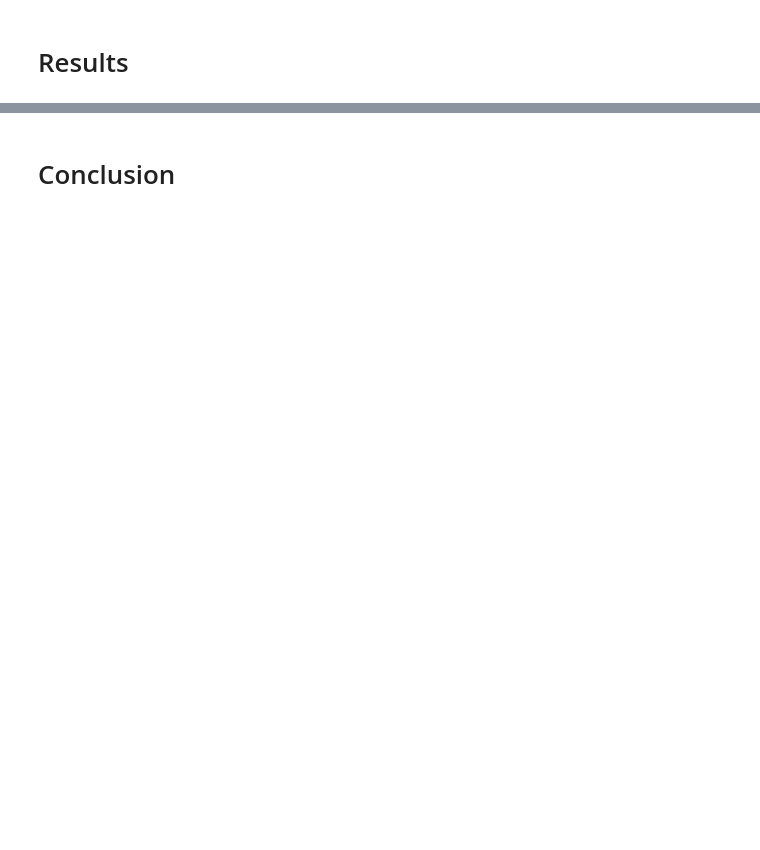
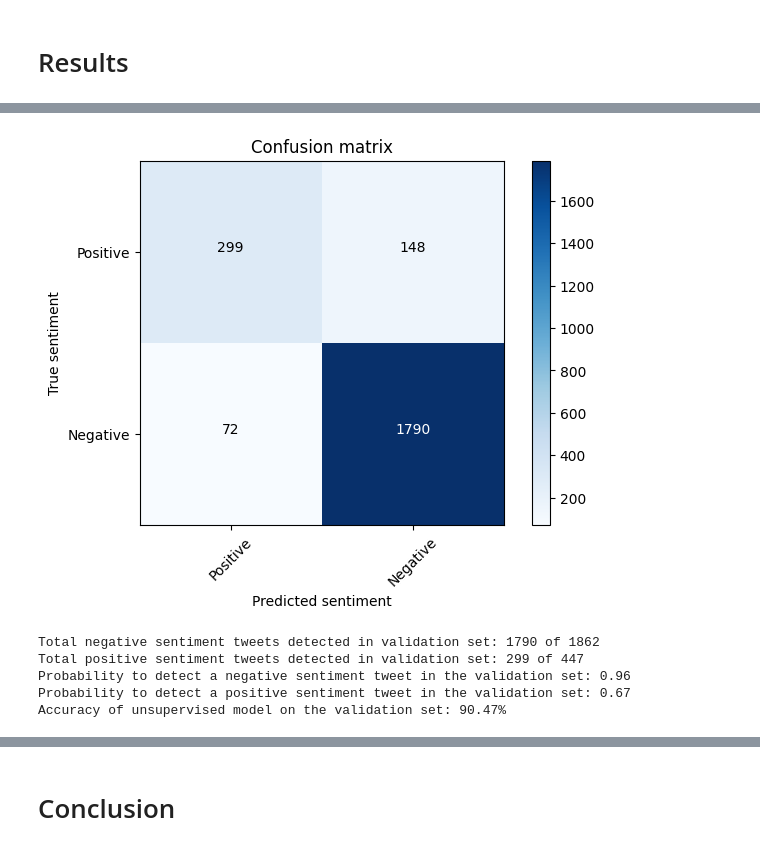
Before and after one commit to karansangha/5511_week6_finalproject, a Jupyter notebook: Sentiment Analysis.ipynb, the cells around one changed output, grey strips where cells are left out. Saved outputs shown, nothing was run; the diff lists cells and outputs as text; code cells hidden in the pictures; blank space fills up the shorter version.

```diff
--- a/Sentiment Analysis.ipynb
+++ b/Sentiment Analysis.ipynb
@@ -627,7 +636,7 @@ from sklearn.model_selection import GridSearchCV
 def build_model(num_lstm_layers=1, num_lstm_cells = 200,
                 dropout_level=0.5, learning_rate=1e-4):
     nn = Sequential()
-    nn.add(Embedding(5001, 40, input_length=31))
+    nn.add(Embedding(VOCABULARY_SIZE+1, 40, input_length=max_len_str))
     nn.add(Dropout(dropout_level))
     for i in range(num_lstm_layers):
         nn.add(LSTM(num_lstm_cells, return_sequences=True))
@@ -636,14 +645,14 @@ def build_model(num_lstm_layers=1, num_lstm_cells = 200,
     nn.add(Dropout(dropout_level))
     nn.add(Dense(1, activation='sigmoid'))
     opt = tf.keras.optimizers.Adam(learning_rate)
-    nn.compile(loss='binary_crossentropy',optimizer=opt,metrics=['accuracy'],verbose=0)
+    nn.compile(loss='binary_crossentropy',optimizer=opt,metrics=['accuracy'])
     return nn
 # %%
-grid_model = KerasClassifier(build_fn=build_model)
+grid_model = KerasClassifier(build_fn=build_model, verbose=0)
 parameters = {
-    'epochs': [25, 50, 100],
-    'num_lstm_layers': [1, 2, 4],
-    'learning_rate': [1e-4, 1e-5, 1e-6]
+    'epochs': [10, 15],
+    'num_lstm_layers': [1, 2, 3],
+    'learning_rate': [1e-4, 1e-5]
 }
 grid_search = GridSearchCV(estimator = grid_model,
                            param_grid = parameters,
@@ -654,2 +721,5 @@ grid_search_hist = grid_search.fit(X_train, y_train)
 # %% [markdown]
 # Results
+# %%
+evaluate_model(None, grid_search_hist.best_estimator_, X_validation, y_validation)
+# %% [output]
@@ -655,0 +730,6 @@ grid_search_hist = grid_search.fit(X_train, y_train)
+[figure, added]
+Total negative sentiment tweets detected in validation set: 1790 of 1862
+Total positive sentiment tweets detected in validation set: 299 of 447
+Probability to detect a negative sentiment tweet in the validation set: 0.96
+Probability to detect a positive sentiment tweet in the validation set: 0.67
+Accuracy of unsupervised model on the validation set: 90.47%
```
Also changed, not shown: parts of 7 cells of this notebook.
